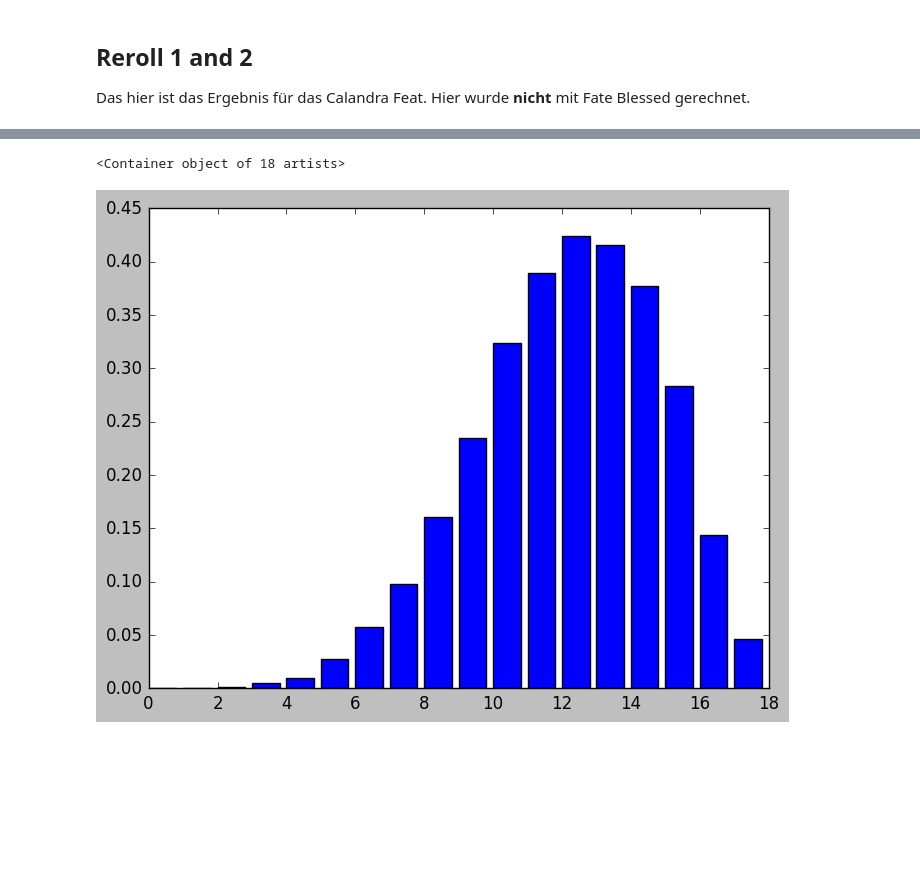
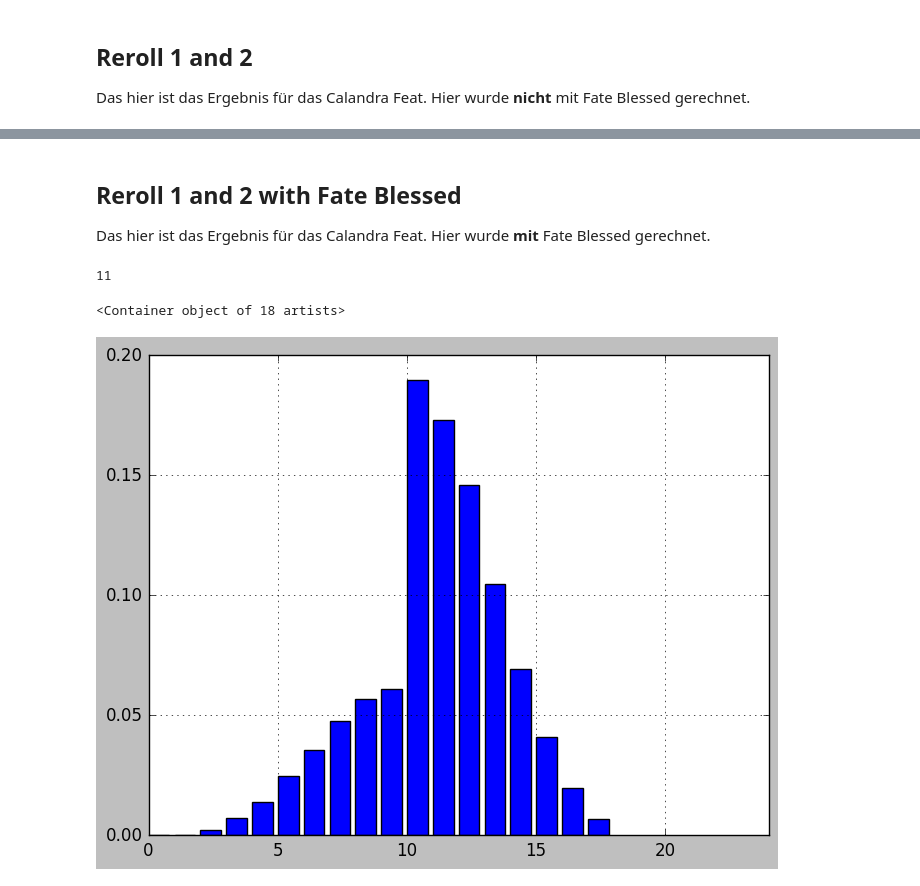
Before and after one commit to cmg-dev/dice_statistsics, a Jupyter notebook: 3d6 Calandra Feat VS. 4d6.ipynb, the cells around one changed output, grey strips where cells are left out. Cells and saved outputs as stored; diff of their text form; code cells hidden in the pictures; blank space fills up the shorter version.

```diff
--- a/3d6 Calandra Feat VS. 4d6.ipynb
+++ b/3d6 Calandra Feat VS. 4d6.ipynb
@@ -39,8 +66,12 @@ def roll_Nd6_reroll_1_and_2(number, number_of_dice):
 
 Hier die Ergebnisse für 4W6.
 # %%
-result = roll_Nd6(50000, 4)
+result4d6 = roll_Nd6(50000, 4)
 fig, ax = plt.subplots()
-ax.bar(np.arange(6*4), result)
+x_max = 4*6
+ax.set_ylim([0,.2])
+ax.set_xlim([0,x_max])
+ax.grid(True)
+ax.bar(np.arange(6*4), result4d6)
 # %% [output]
 <Container object of 24 artists>
@@ -53,7 +109,16 @@ Hier wurde **nicht** mit Fate Blessed gerechnet.
+# %% [markdown]
+## Reroll 1 and 2 with Fate Blessed
+
+Das hier ist das Ergebnis für das Calandra Feat.
+Hier wurde **mit** Fate Blessed gerechnet.
 # %%
-result = roll_Nd6_reroll_1_and_2(50000, 3)
+result = roll_Nd6_and_fate_blessed(50000, 3)
 fig, ax = plt.subplots()
+ax.set_ylim([0,.2])
+ax.set_xlim([0,x_max])
+ax.grid(True)
 ax.bar(np.arange(6*3), result)
 # %% [output]
-<Container object of 18 artists>
+11
+<Container object of 18 artists>
-[figure, old version]
+[figure, new version]
```
Also changed, not shown: parts of 8 cells of this notebook.
